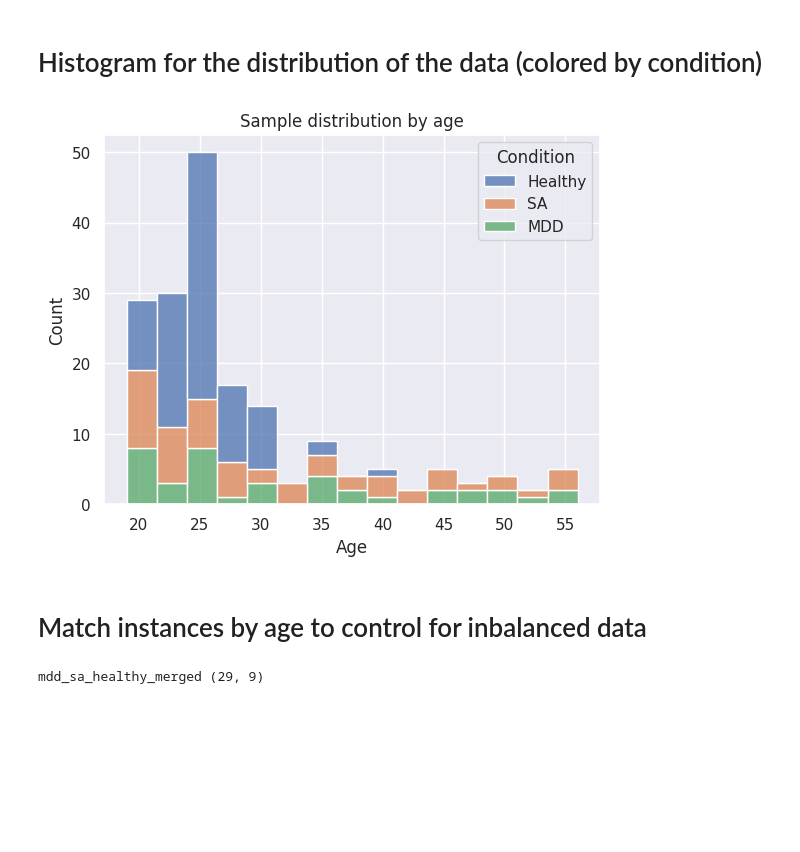
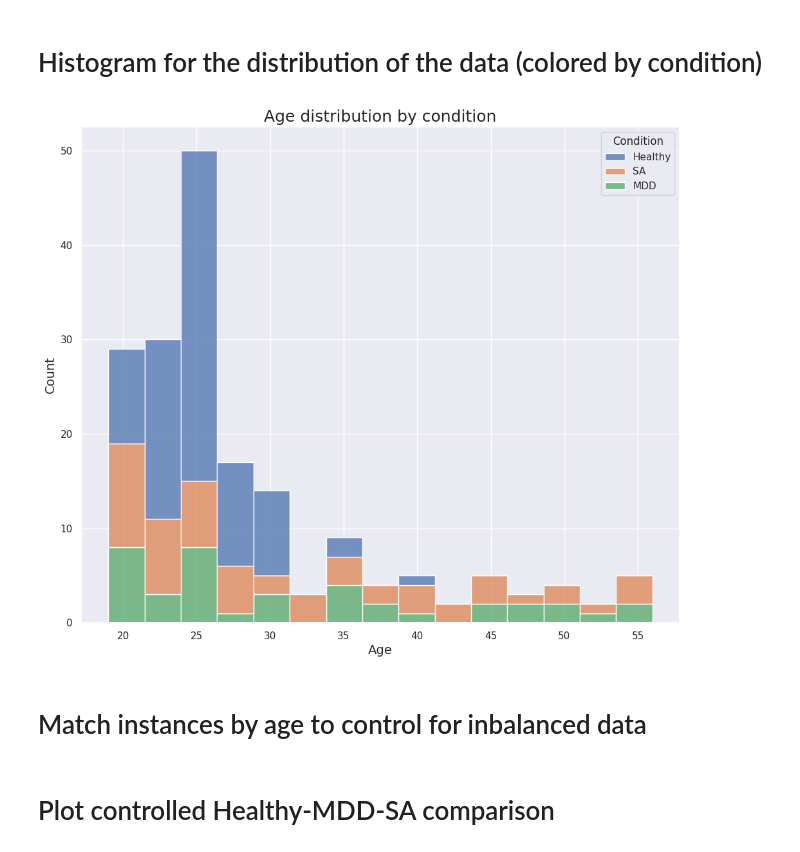
Before and after one commit to szazo/epigenetic-clock, a Jupyter notebook: assignment2_rrbs.ipynb, the cells around one changed output. Saved outputs shown, nothing was run; the diff lists cells and outputs as text; code cells hidden in the pictures; blank space fills up the shorter version.

```diff
--- a/assignment2_rrbs.ipynb
+++ b/assignment2_rrbs.ipynb
@@ -240,8 +183,8 @@ SA                     False
 
 (not normally distributed, use Mann-Whitney-Wixocon test)
 # %%
-from epigenetic_clock_assignment import HealthyMDDSABoxPlot
+from epigenetic_clock_assignment import HealthyMDDSAPlot
 
-healthy_mdd_sa_plot = HealthyMDDSABoxPlot()
+healthy_mdd_sa_plot = HealthyMDDSAPlot()
 healthy_mdd_sa_plot.boxplot(healthy_mdd_sa_stats_df, title='Age acceleration comparison on condition groups')
 # %% [output]
@@ -252,13 +195,13 @@ Healthy vs. SA: Custom statistical test, P_val:8.735e-01
 # %% [markdown]
 # Histogram for the distribution of the data (colored by condition)
 # %%
-healthy_mdd_sa_plot.age_histogram(meta_with_stats_df)
+healthy_mdd_sa_plot.age_histogram(healthy_mdd_sa_stats_df)
 # %% [output]
-[figure, old version]
+[figure, new version]
 # %% [markdown]
 # Match instances by age to control for inbalanced data
 # %%
-healthy_mdd_sa_controlled_df = healthy_mdd_sa_stats.control_for_imbalanced_age(meta_with_stats_df, tolerance_year=1)
+healthy_mdd_sa_controlled_df = healthy_mdd_sa_stats.control_for_imbalanced_age(healthy_mdd_sa_stats_df, tolerance_year=1)
-# %% [output]
-mdd_sa_healthy_merged (29, 9)
+# %% [markdown]
+# Plot controlled Healthy-MDD-SA comparison
 # %%
```
Also changed, not shown: parts of 11 cells of this notebook, 6 other files.
